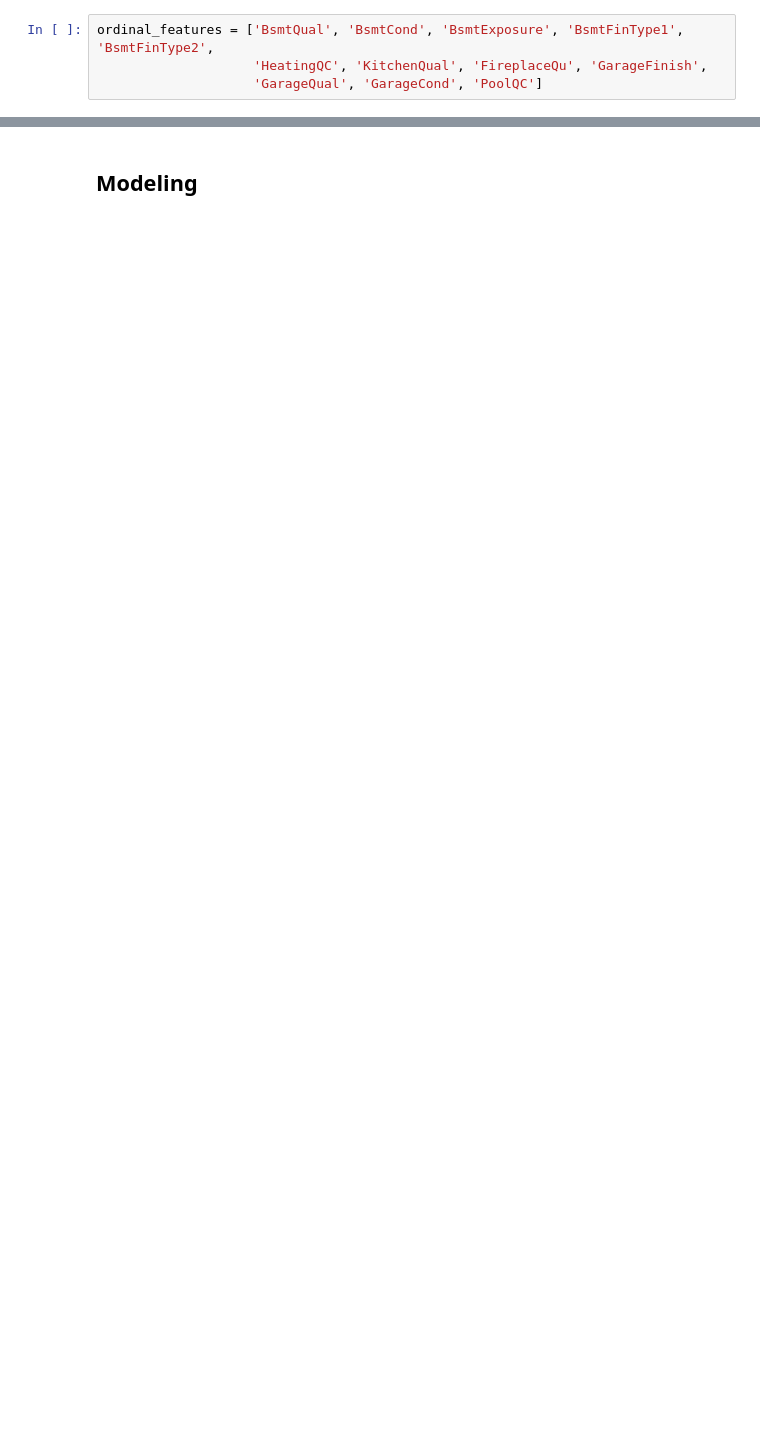
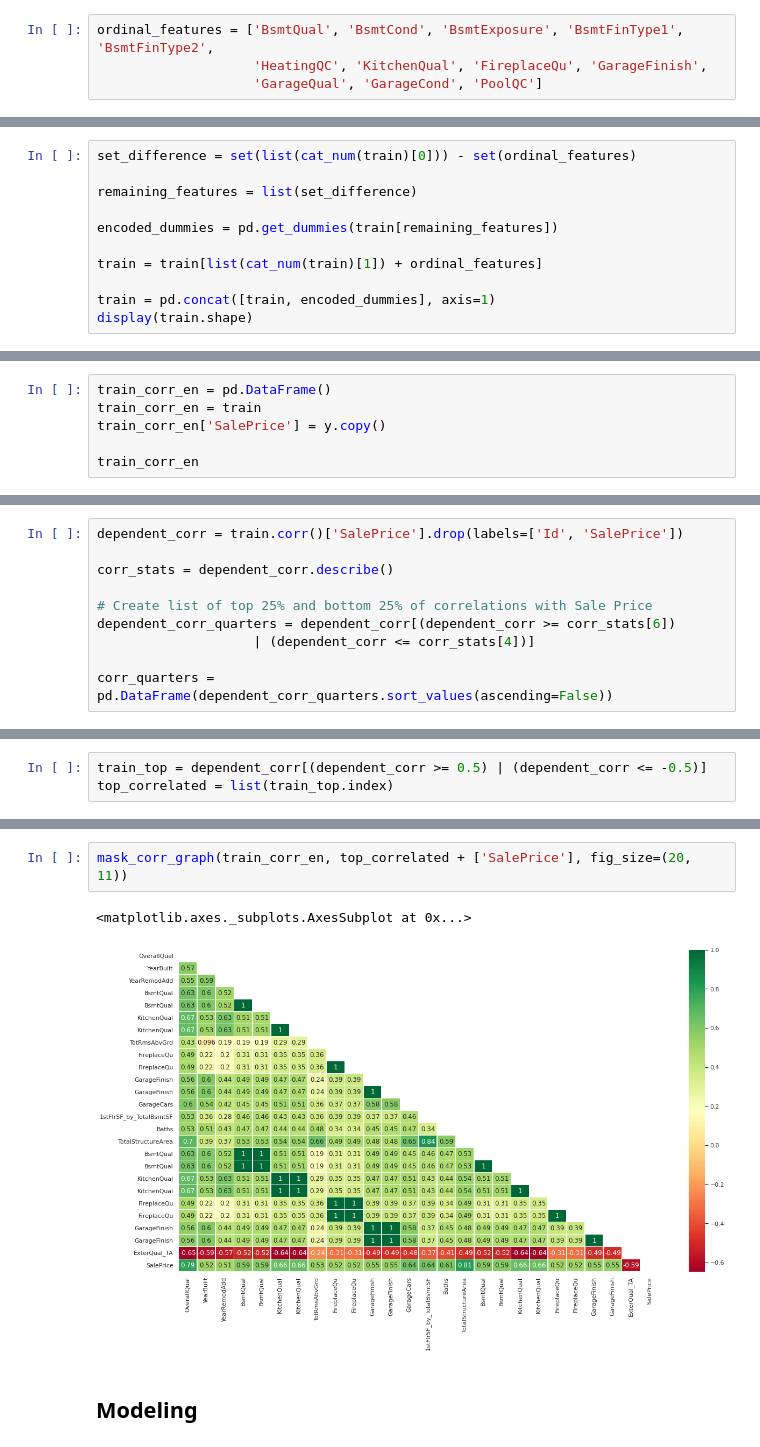
Before and after one commit to oimartin/Predicting_House_Prices, a Jupyter notebook: predicting_home_prices.ipynb, the cells around one changed output, grey strips where cells are left out. Cells and saved outputs as stored; diff of their text form; blank space fills up the shorter version.

```diff
--- a/predicting_home_prices.ipynb
+++ b/predicting_home_prices.ipynb
@@ -898,0 +700,11 @@ skew: 0.1797959420587727
+# %%
+set_difference = set(list(cat_num(train)[0])) - set(ordinal_features)
+
+remaining_features = list(set_difference)
+
+encoded_dummies = pd.get_dummies(train[remaining_features])
+
+train = train[list(cat_num(train)[1]) + ordinal_features]
+
+train = pd.concat([train, encoded_dummies], axis=1)
+display(train.shape)
@@ -898,0 +735,6 @@ skew: 0.1797959420587727
+# %%
+train_corr_en = pd.DataFrame()
+train_corr_en = train
+train_corr_en['SalePrice'] = y.copy()
+
+train_corr_en
@@ -898,0 +755,10 @@ skew: 0.1797959420587727
+# %%
+dependent_corr = train.corr()['SalePrice'].drop(labels=['Id', 'SalePrice'])
+
+corr_stats = dependent_corr.describe()
+
+# Create list of top 25% and bottom 25% of correlations with Sale Price
+dependent_corr_quarters = dependent_corr[(dependent_corr >= corr_stats[6])
+                    | (dependent_corr <= corr_stats[4])]
+
+corr_quarters = pd.DataFrame(dependent_corr_quarters.sort_values(ascending=False))
@@ -898,0 +780,3 @@ skew: 0.1797959420587727
+# %%
+train_top = dependent_corr[(dependent_corr >= 0.5) | (dependent_corr <= -0.5)]
+top_correlated = list(train_top.index)
@@ -899,3 +826,8 @@ skew: 0.1797959420587727
+# %%
+mask_corr_graph(train_corr_en, top_correlated + ['SalePrice'], fig_size=(20, 11))
+# %% [output]
+<matplotlib.axes._subplots.AxesSubplot at 0x...>
+[figure, added]
 # %% [markdown]
 ## Modeling
 # %%
```
Also changed, not shown: parts of 95 cells of this notebook.
